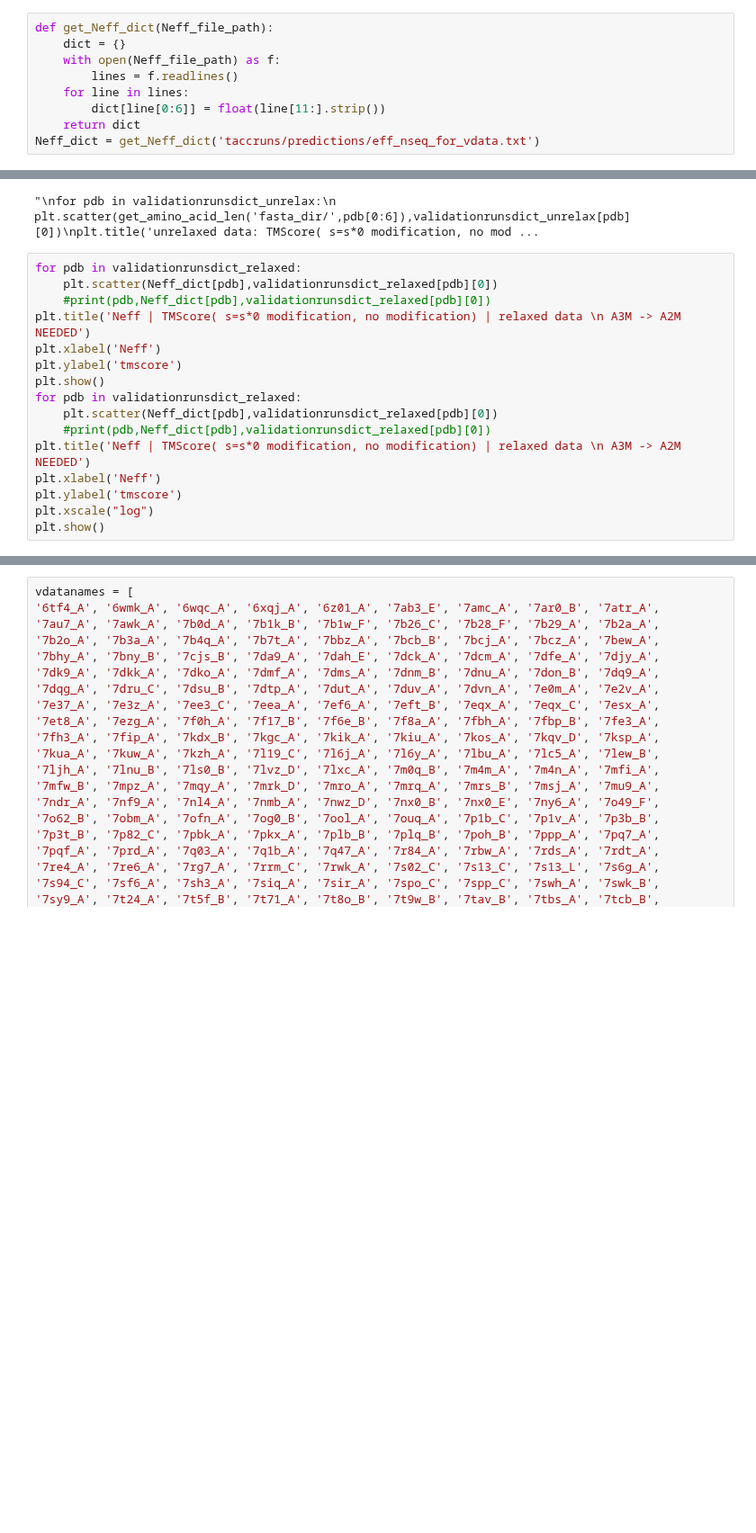
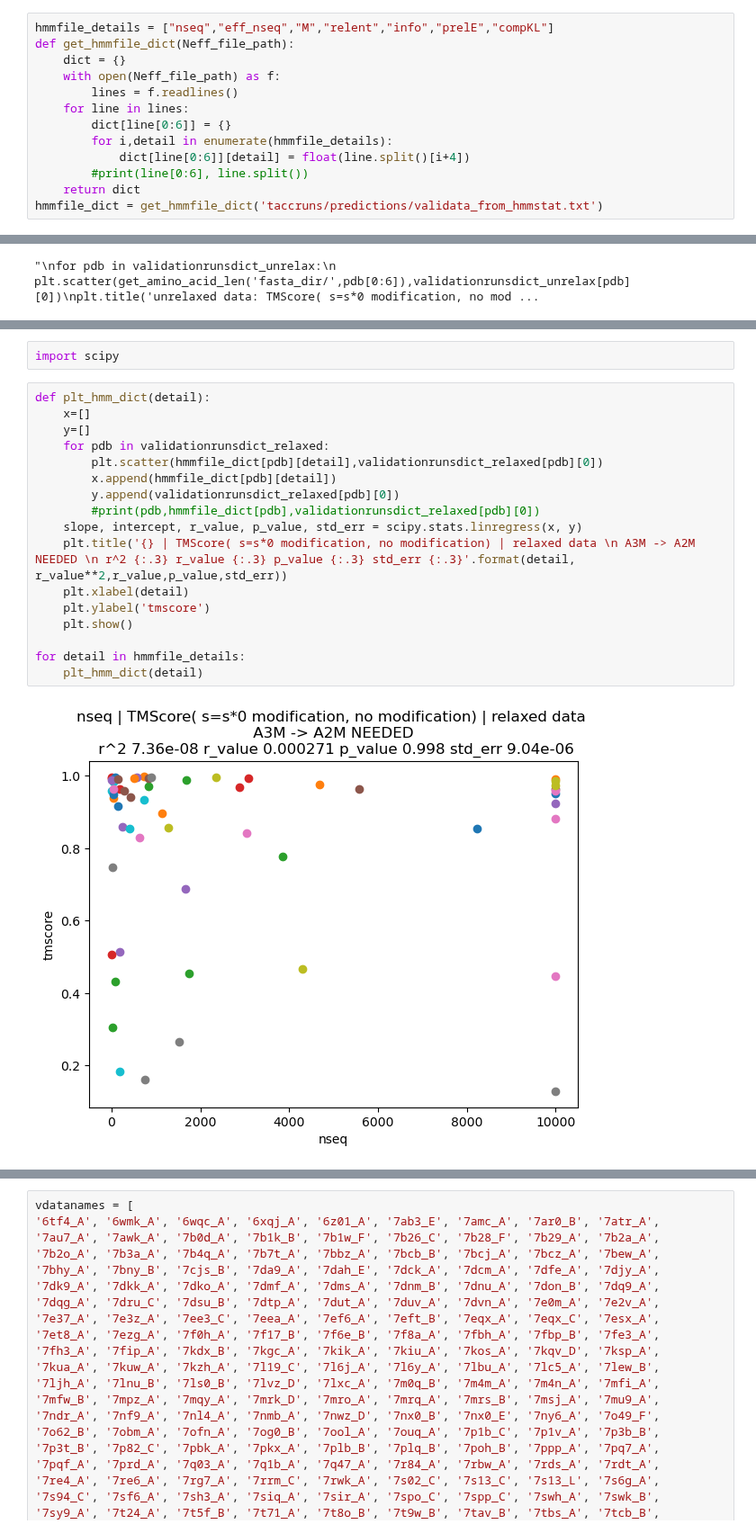
Before and after one commit to MichaelTrumbull/openfold-mt, a Jupyter notebook: compare.ipynb, the cells around one changed output, grey strips where cells are left out. Shown at 90% size. Drawn from its saved outputs; the diff is of its cells as text; blank space fills up the shorter version.

```diff
--- a/compare.ipynb
+++ b/compare.ipynb
@@ -33,11 +37,15 @@ get_amino_acid_len('fasta_dir/','7bbz_A')
 # %% [output]
 320
 # %%
-def get_Neff_dict(Neff_file_path):
+hmmfile_details = ["nseq","eff_nseq","M","relent","info","prelE","compKL"]
+def get_hmmfile_dict(Neff_file_path):
     dict = {}
     with open(Neff_file_path) as f:
         lines = f.readlines()
     for line in lines:
-        dict[line[0:6]] = float(line[11:].strip())
+        dict[line[0:6]] = {}
+        for i,detail in enumerate(hmmfile_details):
+            dict[line[0:6]][detail] = float(line.split()[i+4])
+        #print(line[0:6], line.split())
     return dict
-Neff_dict = get_Neff_dict('taccruns/predictions/eff_nseq_for_vdata.txt')
+hmmfile_dict = get_hmmfile_dict('taccruns/predictions/validata_from_hmmstat.txt')
@@ -131,19 +139,3 @@ plt.show()
 # %% [output]
 [figure]
 "\nfor pdb in validationrunsdict_unrelax:\n    plt.scatter(get_amino_acid_len('fasta_dir/',pdb[0:6]),validationrunsdict_unrelax[pdb][0])\nplt.title('unrelaxed data: TMScore( s=s*0 modification, no mod ...
-# %%
-for pdb in validationrunsdict_relaxed:
-    plt.scatter(Neff_dict[pdb],validationrunsdict_relaxed[pdb][0])
-    #print(pdb,Neff_dict[pdb],validationrunsdict_relaxed[pdb][0])
-plt.title('Neff | TMScore( s=s*0 modification, no modification) | relaxed data \n A3M -> A2M NEEDED')
-plt.xlabel('Neff')
-plt.ylabel('tmscore')
-plt.show()
-for pdb in validationrunsdict_relaxed:
-    plt.scatter(Neff_dict[pdb],validationrunsdict_relaxed[pdb][0])
-    #print(pdb,Neff_dict[pdb],validationrunsdict_relaxed[pdb][0])
-plt.title('Neff | TMScore( s=s*0 modification, no modification) | relaxed data \n A3M -> A2M NEEDED')
-plt.xlabel('Neff')
-plt.ylabel('tmscore')
-plt.xscale("log")
-plt.show()
@@ -152,0 +142,21 @@ plt.show()
+# %%
+import scipy
+# %%
+def plt_hmm_dict(detail):
+    x=[]
+    y=[]
+    for pdb in validationrunsdict_relaxed:
+        plt.scatter(hmmfile_dict[pdb][detail],validationrunsdict_relaxed[pdb][0])
+        x.append(hmmfile_dict[pdb][detail])
+        y.append(validationrunsdict_relaxed[pdb][0])
+        #print(pdb,hmmfile_dict[pdb],validationrunsdict_relaxed[pdb][0])
+    slope, intercept, r_value, p_value, std_err = scipy.stats.linregress(x, y)
+    plt.title('{} | TMScore( s=s*0 modification, no modification) | relaxed data \n A3M -> A2M NEEDED \n r^2 {:.3} r_value {:.3} p_value {:.3} std_err {:.3}'.format(detail, r_value**2,r_value,p_value,std_err))
+    plt.xlabel(detail)
+    plt.ylabel('tmscore')
+    plt.show()
+
+for detail in hmmfile_details:
+    plt_hmm_dict(detail)
+# %% [output]
+[figure, added]
```
Also changed, not shown: parts of 5 cells of this notebook, 2 other files.
